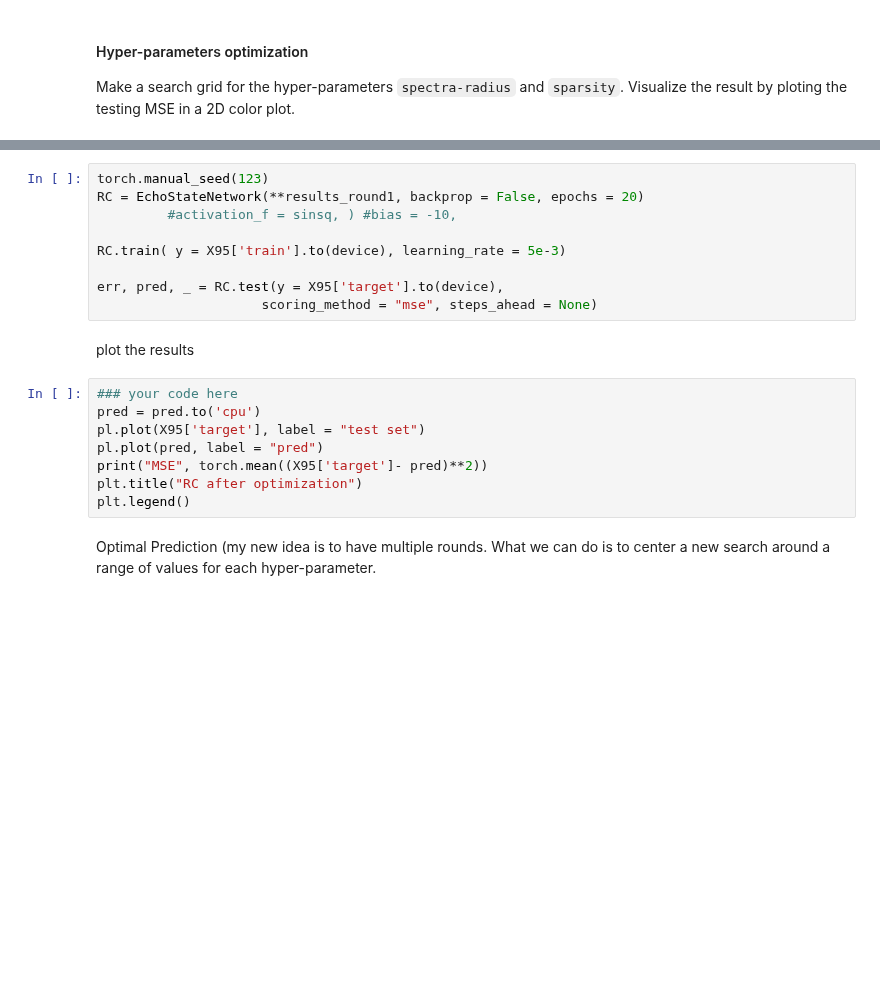
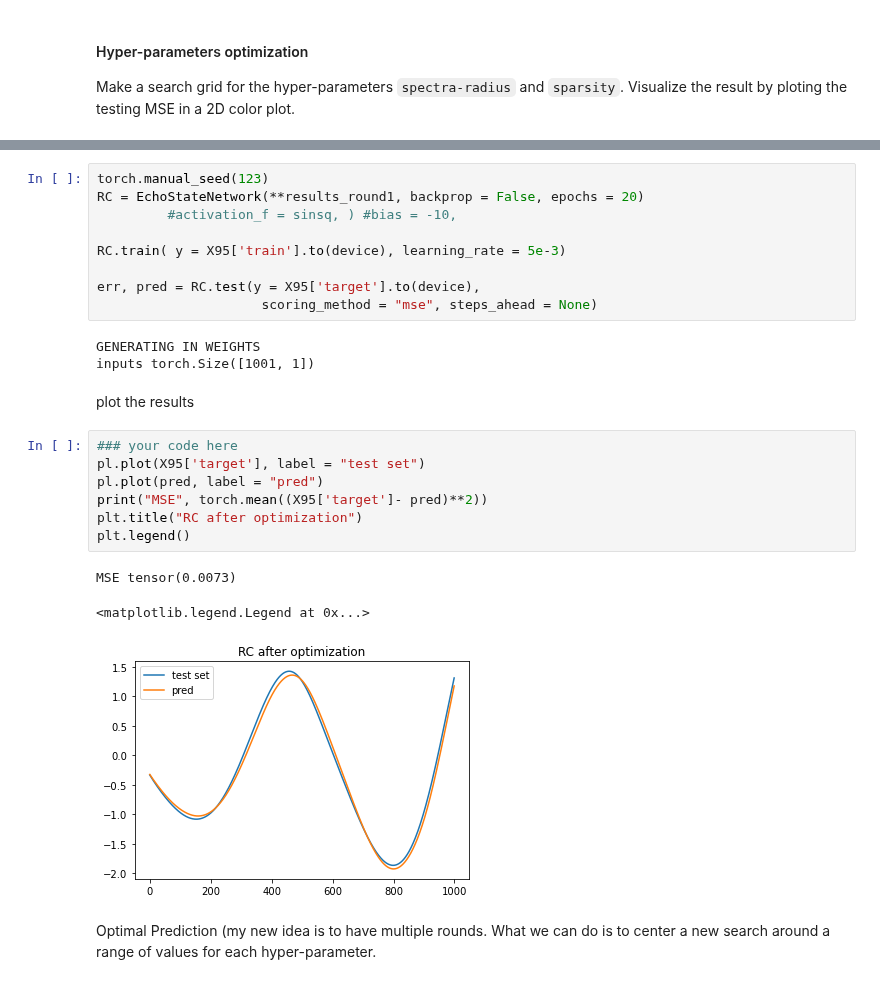
Before and after one commit to blindedjoy/RcTorch, a Jupyter notebook: hw6_209/cs109b_hw6_209.ipynb, the cells around one changed output, grey strips where cells are left out. Saved outputs shown, nothing was run; the diff lists cells and outputs as text; blank space fills up the shorter version.

```diff
--- a/hw6_209/cs109b_hw6_209.ipynb
+++ b/hw6_209/cs109b_hw6_209.ipynb
@@ -329,18 +340,24 @@ RC = EchoStateNetwork(**results_round1, backprop = False, epochs = 20)
 
 RC.train( y = X95['train'].to(device), learning_rate = 5e-3)
 
-err, pred, _ = RC.test(y = X95['target'].to(device),
+err, pred = RC.test(y = X95['target'].to(device),
                      scoring_method = "mse", steps_ahead = None)
+# %% [output]
+GENERATING IN WEIGHTS
+inputs torch.Size([1001, 1])
 # %% [markdown]
 plot the results
 # %%
 ### your code here
-pred = pred.to('cpu')
 pl.plot(X95['target'], label = "test set")
 pl.plot(pred, label = "pred")
 print("MSE", torch.mean((X95['target']- pred)**2))
 plt.title("RC after optimization")
 plt.legend()
+# %% [output]
+MSE tensor(0.0073)
+<matplotlib.legend.Legend at 0x...>
+[figure, added]
 # %% [markdown]
 Optimal Prediction (my new idea is to have multiple rounds. What we can do is to center a new search around a range of values for each hyper-parameter.
 # %%
```
Also changed, not shown: parts of 4 cells of this notebook, 1 other file.
